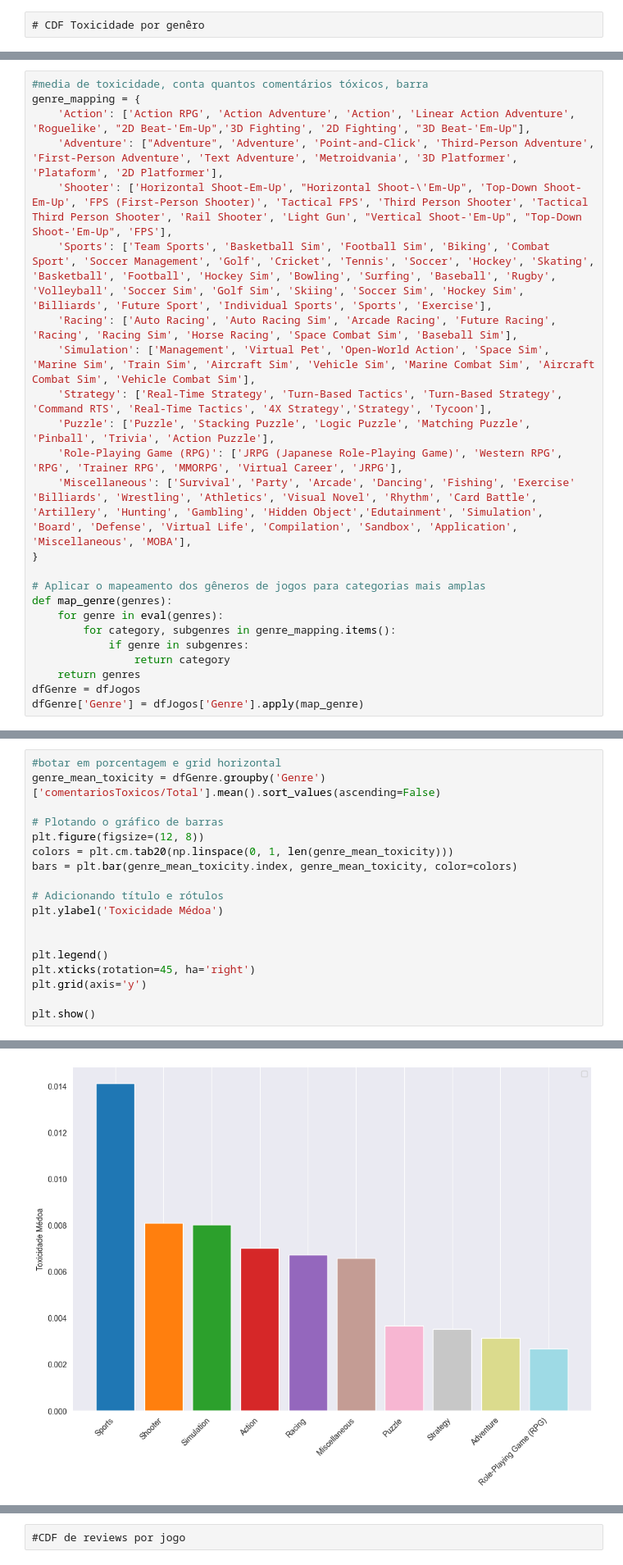
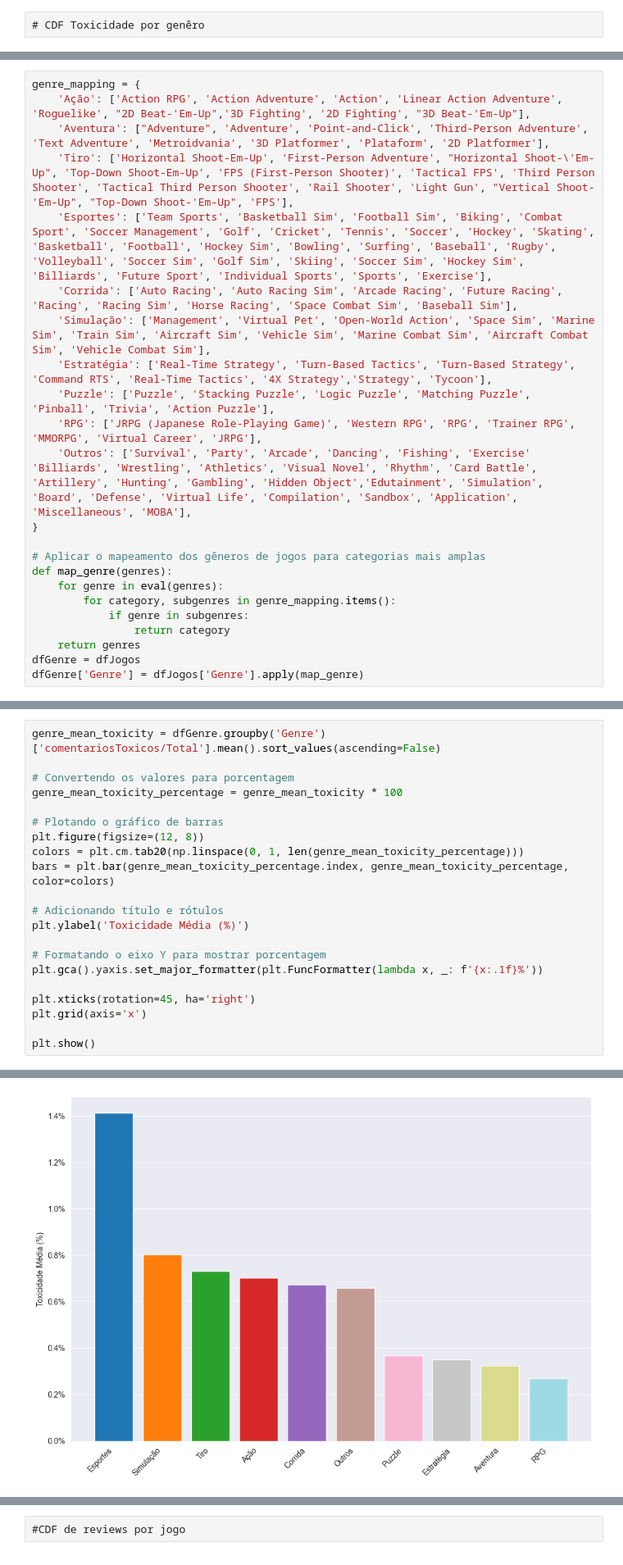
Before and after one commit to marcusguerra/Metacritic-Review-Bomb, a Jupyter notebook: Jogos.ipynb, the cells around one changed output, grey strips where cells are left out. Shown at 82% size. Cells and saved outputs as stored; diff of their text form.

```diff
--- a/Jogos.ipynb
+++ b/Jogos.ipynb
@@ -213,18 +179,17 @@ print(dfJogos['Genre'].unique())
  "['Individual Sports']" "['Hunting']" "['Volleyball']" "['Racing Sim']"
  "['Horse Racing']"]
 # %%
-#media de toxicidade, conta quantos comentários tóxicos, barra
 genre_mapping = {
-    'Action': ['Action RPG', 'Action Adventure', 'Action', 'Linear Action Adventure', 'Roguelike', "2D Beat-'Em-Up",'3D Fighting', '2D Fighting', "3D Beat-'Em-Up"],
-    'Adventure': ["Adventure", 'Adventure', 'Point-and-Click', 'Third-Person Adventure', 'First-Person Adventure', 'Text Adventure', 'Metroidvania', '3D Platformer', 'Plataform', '2D Platformer'],
-    'Shooter': ['Horizontal Shoot-Em-Up', "Horizontal Shoot-\'Em-Up", 'Top-Down Shoot-Em-Up', 'FPS (First-Person Shooter)', 'Tactical FPS', 'Third Person Shooter', 'Tactical Third Person Shooter', 'Rail Shooter', 'Light Gun', "Vertical Shoot-'Em-Up", "Top-Down Shoot-'Em-Up", 'FPS'],
-    'Sports': ['Team Sports', 'Basketball Sim', 'Football Sim', 'Biking', 'Combat Sport', 'Soccer Management', 'Golf', 'Cricket', 'Tennis', 'Soccer', 'Hockey', 'Skating', 'Basketball', 'Football', 'Hockey Sim', 'Bowling', 'Surfing', 'Baseball', 'Rugby', 'Volleyball', 'Soccer Sim', 'Golf Sim', 'Skiing', 'Soccer Sim', 'Hockey Sim', 'Billiards', 'Future Sport', 'Individual Sports', 'Sports', 'Exercise'],
-    'Racing': ['Auto Racing', 'Auto Racing Sim', 'Arcade Racing', 'Future Racing', 'Racing', 'Racing Sim', 'Horse Racing', 'Space Combat Sim', 'Baseball Sim'],
-    'Simulation': ['Management', 'Virtual Pet', 'Open-World Action', 'Space Sim', 'Marine Sim', 'Train Sim', 'Aircraft Sim', 'Vehicle Sim', 'Marine Combat Sim', 'Aircraft Combat Sim', 'Vehicle Combat Sim'],
-    'Strategy': ['Real-Time Strategy', 'Turn-Based Tactics', 'Turn-Based Strategy', 'Command RTS', 'Real-Time Tactics', '4X Strategy','Strategy', 'Tycoon'],
+    'Ação': ['Action RPG', 'Action Adventure', 'Action', 'Linear Action Adventure', 'Roguelike', "2D Beat-'Em-Up",'3D Fighting', '2D Fighting', "3D Beat-'Em-Up"],
+    'Aventura': ["Adventure", 'Adventure', 'Point-and-Click', 'Third-Person Adventure',  'Text Adventure', 'Metroidvania', '3D Platformer', 'Plataform', '2D Platformer'],
+    'Tiro': ['Horizontal Shoot-Em-Up', 'First-Person Adventure', "Horizontal Shoot-\'Em-Up", 'Top-Down Shoot-Em-Up', 'FPS (First-Person Shooter)', 'Tactical FPS', 'Third Person Shooter', 'Tactical Third Person Shooter', 'Rail Shooter', 'Light Gun', "Vertical Shoot-'Em-Up", "Top-Down Shoot-'Em-Up", 'FPS'],
+    'Esportes': ['Team Sports', 'Basketball Sim', 'Football Sim', 'Biking', 'Combat Sport', 'Soccer Management', 'Golf', 'Cricket', 'Tennis', 'Soccer', 'Hockey', 'Skating', 'Basketball', 'Football', 'Hockey Sim', 'Bowling', 'Surfing', 'Baseball', 'Rugby', 'Volleyball', 'Soccer Sim', 'Golf Sim', 'Skiing', 'Soccer Sim', 'Hockey Sim', 'Billiards', 'Future Sport', 'Individual Sports', 'Sports', 'Exercise'],
+    'Corrida': ['Auto Racing', 'Auto Racing Sim', 'Arcade Racing', 'Future Racing', 'Racing', 'Racing Sim', 'Horse Racing', 'Space Combat Sim', 'Baseball Sim'],
+    'Simulação': ['Management', 'Virtual Pet', 'Open-World Action', 'Space Sim', 'Marine Sim', 'Train Sim', 'Aircraft Sim', 'Vehicle Sim', 'Marine Combat Sim', 'Aircraft Combat Sim', 'Vehicle Combat Sim'],
+    'Estratégia': ['Real-Time Strategy', 'Turn-Based Tactics', 'Turn-Based Strategy', 'Command RTS', 'Real-Time Tactics', '4X Strategy','Strategy', 'Tycoon'],
     'Puzzle': ['Puzzle', 'Stacking Puzzle', 'Logic Puzzle', 'Matching Puzzle', 'Pinball', 'Trivia', 'Action Puzzle'],
-    'Role-Playing Game (RPG)': ['JRPG (Japanese Role-Playing Game)', 'Western RPG', 'RPG', 'Trainer RPG', 'MMORPG', 'Virtual Career', 'JRPG'],
-    'Miscellaneous': ['Survival', 'Party', 'Arcade', 'Dancing', 'Fishing', 'Exercise' 'Billiards', 'Wrestling', 'Athletics', 'Visual Novel', 'Rhythm', 'Card Battle', 'Artillery', 'Hunting', 'Gambling', 'Hidden Object','Edutainment', 'Simulation', 'Board', 'Defense', 'Virtual Life', 'Compilation', 'Sandbox', 'Application', 'Miscellaneous', 'MOBA'],
+    'RPG': ['JRPG (Japanese Role-Playing Game)', 'Western RPG', 'RPG', 'Trainer RPG', 'MMORPG', 'Virtual Career', 'JRPG'],
+    'Outros': ['Survival', 'Party', 'Arcade', 'Dancing', 'Fishing', 'Exercise' 'Billiards', 'Wrestling', 'Athletics', 'Visual Novel', 'Rhythm', 'Card Battle', 'Artillery', 'Hunting', 'Gambling', 'Hidden Object','Edutainment', 'Simulation', 'Board', 'Defense', 'Virtual Life', 'Compilation', 'Sandbox', 'Application', 'Miscellaneous', 'MOBA'],
 }
 
 # Aplicar o mapeamento dos gêneros de jogos para categorias mais amplas
@@ -258,19 +223,22 @@ calculaCDF(dfGenre, 'Genre')
 # %%
-#botar em porcentagem e grid horizontal
 genre_mean_toxicity = dfGenre.groupby('Genre')['comentariosToxicos/Total'].mean().sort_values(ascending=False)
+
+# Convertendo os valores para porcentagem
+genre_mean_toxicity_percentage = genre_mean_toxicity * 100
 
 # Plotando o gráfico de barras
 plt.figure(figsize=(12, 8))
-colors = plt.cm.tab20(np.linspace(0, 1, len(genre_mean_toxicity)))
-bars = plt.bar(genre_mean_toxicity.index, genre_mean_toxicity, color=colors)
+colors = plt.cm.tab20(np.linspace(0, 1, len(genre_mean_toxicity_percentage)))
+bars = plt.bar(genre_mean_toxicity_percentage.index, genre_mean_toxicity_percentage, color=colors)
 
 # Adicionando título e rótulos
-plt.ylabel('Toxicidade Médoa')
+plt.ylabel('Toxicidade Média (%)')
 
+# Formatando o eixo Y para mostrar porcentagem
+plt.gca().yaxis.set_major_formatter(plt.FuncFormatter(lambda x, _: f'{x:.1f}%'))
 
-plt.legend()
 plt.xticks(rotation=45, ha='right')
-plt.grid(axis='y')
+plt.grid(axis='x')
 
 plt.show()
 # %% [output]
@@ -278,3 +245,3 @@ No artists with labels found to put in legend.  Note that artists whose label st
-[figure, old version]
+[figure, new version]
 # %%
 #comentários tóxicos por linguagem
```
Also changed, not shown: parts of 10 cells of this notebook.
